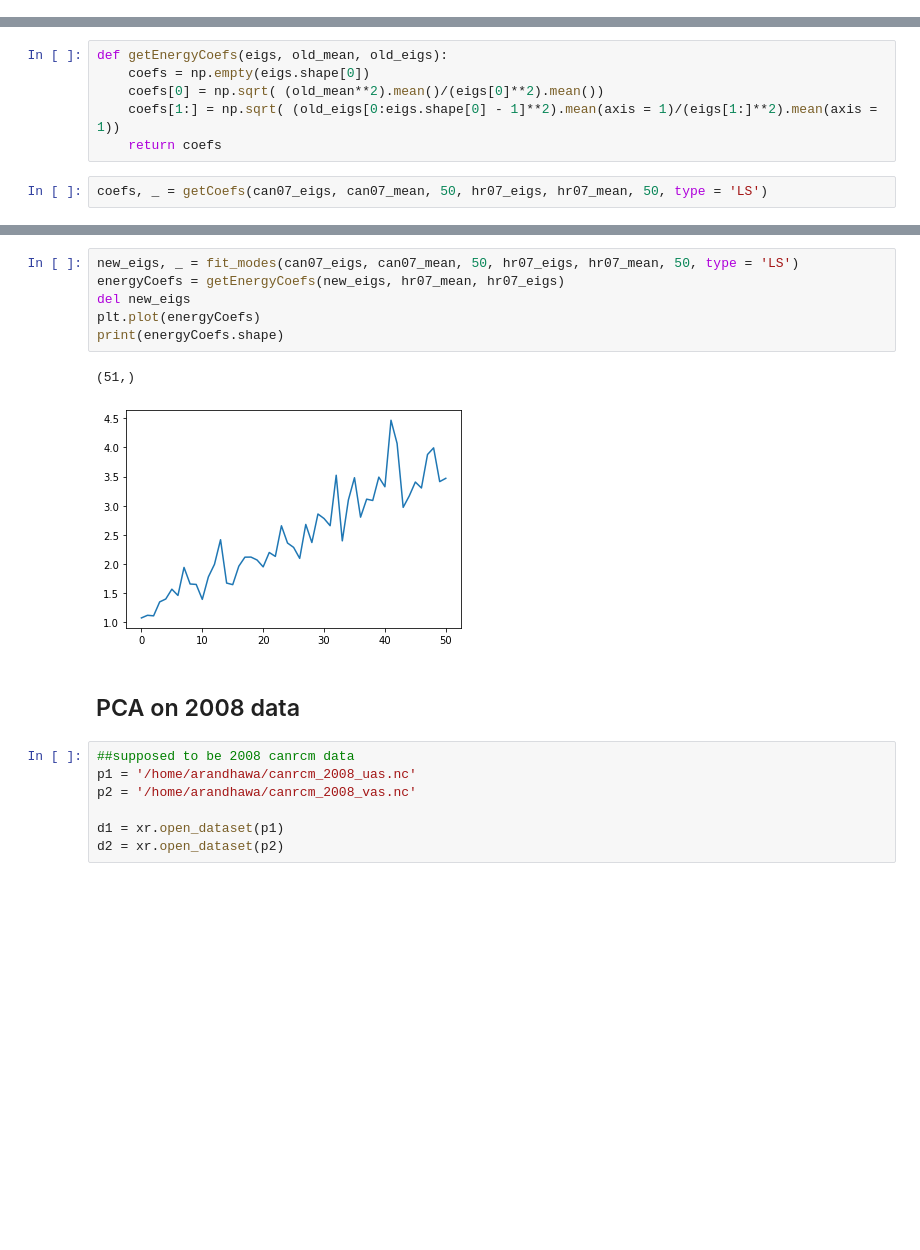
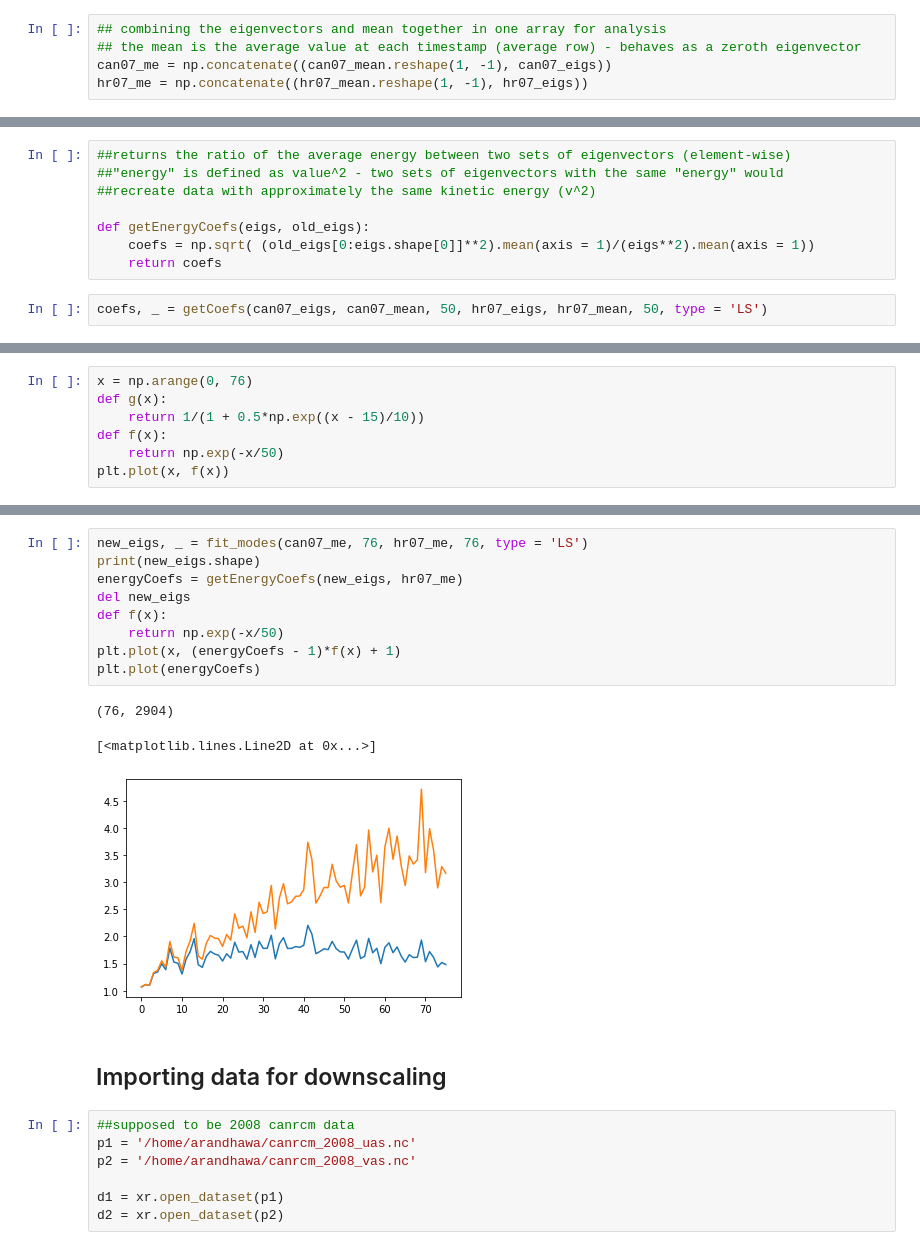
Before and after one commit to UBC-MOAD/analysis-armaan, a Jupyter notebook: notebooks/generalPredictions2.ipynb, the cells around one changed output, grey strips where cells are left out. Cells and saved outputs as stored; diff of their text form; blank space fills up the shorter version.

```diff
--- a/notebooks/generalPredictions2.ipynb
+++ b/notebooks/generalPredictions2.ipynb
@@ -157,3 +144,8 @@ comb.shape
+# %%
+## combining the eigenvectors and mean together in one array for analysis
+## the mean is the average value at each timestamp (average row) - behaves as a zeroth eigenvector
+can07_me = np.concatenate((can07_mean.reshape(1, -1), can07_eigs))
+hr07_me = np.concatenate((hr07_mean.reshape(1, -1), hr07_eigs))
 # %%
 del hr07_u
 del hr07_v
@@ -209,8 +206,10 @@ def getCoefs(vectors, mean1, num_vec, data_hr, mean2, num_modes, type = 'LS'):
 # %%
-def getEnergyCoefs(eigs, old_mean, old_eigs):
-    coefs = np.empty(eigs.shape[0])
-    coefs[0] = np.sqrt( (old_mean**2).mean()/(eigs[0]**2).mean())
-    coefs[1:] = np.sqrt( (old_eigs[0:eigs.shape[0] - 1]**2).mean(axis = 1)/(eigs[1:]**2).mean(axis = 1))
+##returns the ratio of the average energy between two sets of eigenvectors (element-wise)
+##"energy" is defined as value^2 - two sets of eigenvectors with the same "energy" would
+##recreate data with approximately the same kinetic energy (v^2)
+
+def getEnergyCoefs(eigs, old_eigs):
+    coefs = np.sqrt( (old_eigs[0:eigs.shape[0]]**2).mean(axis = 1)/(eigs**2).mean(axis = 1))
     return coefs
 # %%
 coefs, _ = getCoefs(can07_eigs, can07_mean, 50, hr07_eigs, hr07_mean, 50, type = 'LS')
@@ -224,0 +221,7 @@ print(result.shape)
+# %%
+x = np.arange(0, 76)
+def g(x):
+    return 1/(1 + 0.5*np.exp((x - 15)/10))
+def f(x):
+    return np.exp(-x/50)
+plt.plot(x, f(x))
@@ -225,14 +231,18 @@ print(result.shape)
 # %%
-new_eigs, _ = fit_modes(can07_eigs, can07_mean, 50, hr07_eigs, hr07_mean, 50, type = 'LS')
-energyCoefs = getEnergyCoefs(new_eigs, hr07_mean, hr07_eigs)
+new_eigs, _ = fit_modes(can07_me, 76, hr07_me, 76, type = 'LS')
+print(new_eigs.shape)
+energyCoefs = getEnergyCoefs(new_eigs, hr07_me)
 del new_eigs
+def f(x):
+    return np.exp(-x/50)
+plt.plot(x, (energyCoefs - 1)*f(x) + 1)
 plt.plot(energyCoefs)
-print(energyCoefs.shape)
 # %% [output]
-(51,)
+(76, 2904)
+[<matplotlib.lines.Line2D at 0x...>]
-[figure, old version]
+[figure, new version]
 # %% [markdown]
-## PCA on 2008 data
+## Importing data for downscaling
 # %%
 ##supposed to be 2008 canrcm data
 p1 = '/home/arandhawa/canrcm_2008_uas.nc'
```
Also changed, not shown: parts of 24 cells of this notebook.
